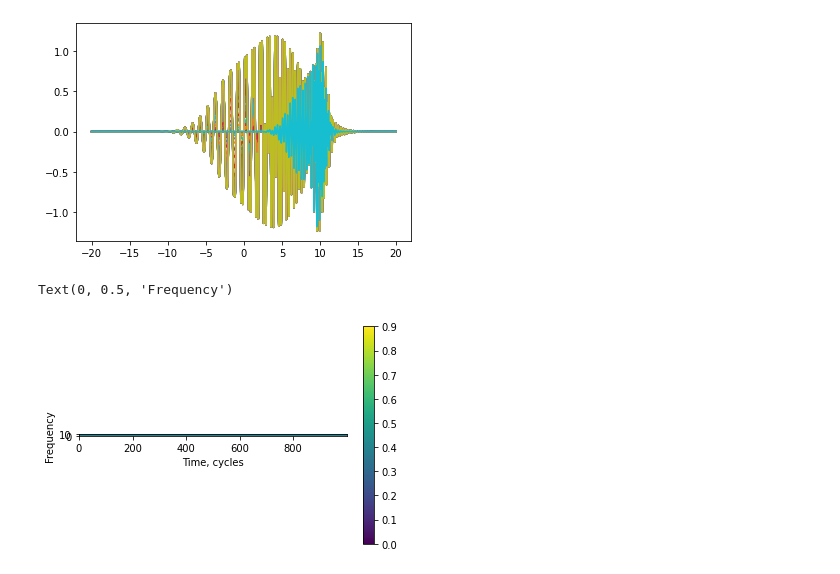
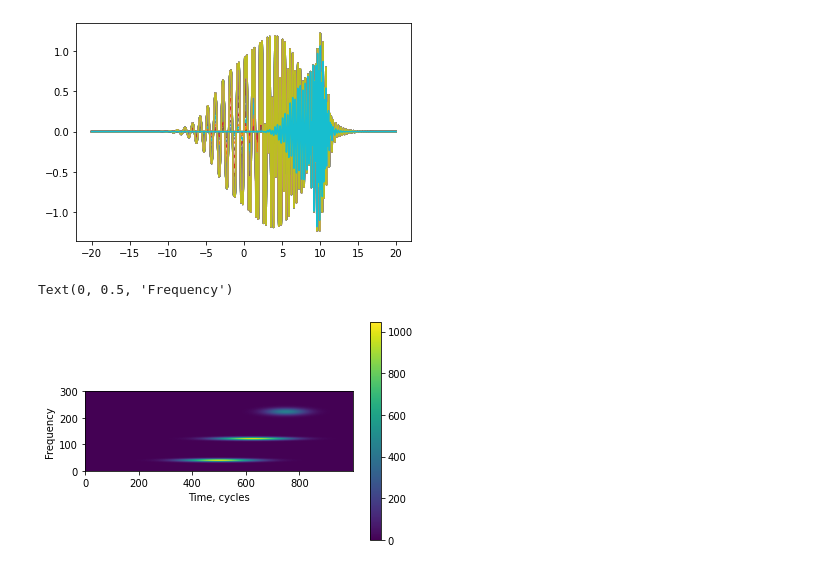
Before and after one commit to AnnyshkaF/High-Performance-Lab, a Jupyter notebook: task_4.ipynb, the cells around one changed output. Cells and saved outputs as stored; diff of their text form; code cells hidden in the pictures.

```diff
--- a/task_4.ipynb
+++ b/task_4.ipynb
@@ -35,15 +35,21 @@ Text(0, 0.5, 'Power spectrum, arb. units')
 # windowed Fourier transform (Gabor transform, spectrogram)
 
 window_width=2.0*2*pi
-window_position=-15*2*pi
+window_position=8*2*pi
 window_function=exp(-(t-window_position)**2/2/window_width**2)
 
 y_window=y * window_function
 
+subplot(211)
 plot(t/2/pi, y)
 plot(t/2/pi, y_window)
 plot(t/2/pi, window_function)
 
+sp = fft.fft(y_window)
+w=fft.fftfreq(len(y), d=(t[1]-t[0])/2/pi)
+subplot(212)
+plot(w, abs(sp))
+xlim(0, 10)
 # now do the same for different window positions and plot 2D graph
 # x_axis is window position
 # y_axis is frequency
@@ -65,28 +71,27 @@ for i in range(-10,10,1):
 [figure]
 # %%
 def get_specgram(nwindowsteps=10000):
+  t_window = linspace(-20*2*pi, 20*2*pi, nwindowsteps)
+  window_width=2.0*2*pi
+  specgram = np.empty([len(t), len(t_window)])
 
-    t_window = linspace(-20.0*2*pi, 20.0*2*pi, nwindowsteps)
-    window_width=2.0*2*pi
+  for n, t_w in enumerate(t_window):
+    window_position = t_w
+    window_function = exp(-(t-window_position)**2/2/window_width**2)
+    y_window = y * window_function
+    #plot(y_window)
+    specgram[:,n] = abs(fft.fft(y_window))
 
-    specgram = np.empty([len(t), len(t_window)])
-
-    for n, t_w in enumerate(t_window):
-      window_position = t_w
-      window_function = exp(-(t-window_position)**2/2/window_width**2)
-      y_window = y * window_function
-      #plot(y_window)
-      specgram[:,n] = abs(fft.fft(y_window))
-
-      return specgram
+  return specgram
 # %%
 # plot spectrogram, explain what you see
+s = get_specgram(1000)
 # %%
-imshow(get_specgram(1000)) #, aspect='auto', origin='lower', extent=[min(t)/2/pi, max(t)/2/pi, w[0], 2*w[14]])
+imshow(s) #, aspect='auto', origin='lower', extent=[min(t)/2/pi, max(t)/2/pi, w[0], 400])
 colorbar()
-ylim(0, 10)
+ylim(0, 300)
 xlabel('Time, cycles')
 ylabel('Frequency')
 # %% [output]
 Text(0, 0.5, 'Frequency')
-[figure, old version]
+[figure, new version]
```
Also changed, not shown: parts of 2 cells of this notebook.
